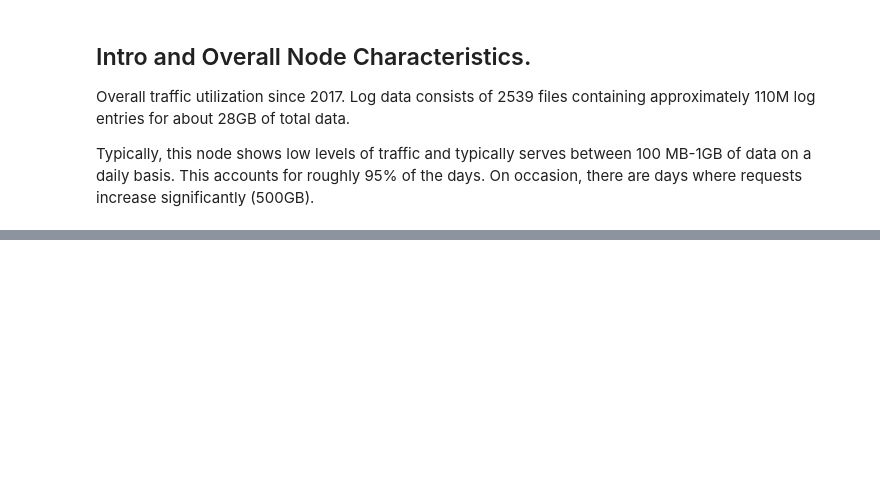
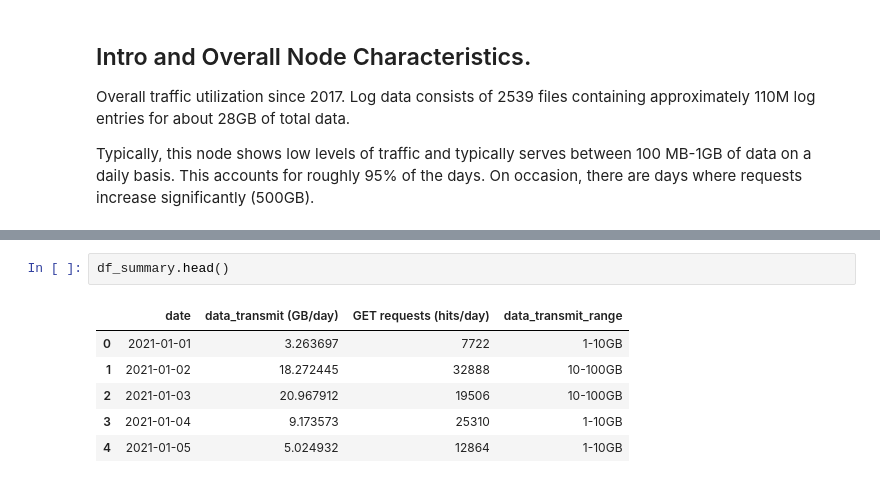
Before and after one commit to NASA-PDS/web-analytics, a Jupyter notebook: notebooks/rms_node_report.ipynb, the cells around one changed output, grey strips where cells are left out. Saved outputs shown, nothing was run; the diff lists cells and outputs as text; blank space fills up the shorter version.

```diff
--- a/notebooks/rms_node_report.ipynb
+++ b/notebooks/rms_node_report.ipynb
@@ -50,0 +85,9 @@ df_summary = df_all.loc[df_all.req_type == "GET"].group_by(by='date').aggregate(
+# %%
+df_summary.head()
+# %% [output]
+|  | date | data_transmit (GB/day) | GET requests (hits/day) | data_transmit_range |
+| 0 | 2021-01-01 | 3.263697 | 7722 | 1-10GB |
+| 1 | 2021-01-02 | 18.272445 | 32888 | 10-100GB |
+| 2 | 2021-01-03 | 20.967912 | 19506 | 10-100GB |
+| 3 | 2021-01-04 | 9.173573 | 25310 | 1-10GB |
+| 4 | 2021-01-05 | 5.024932 | 12864 | 1-10GB |
```
Also changed, not shown: parts of 7 cells of this notebook, 1 other file.
